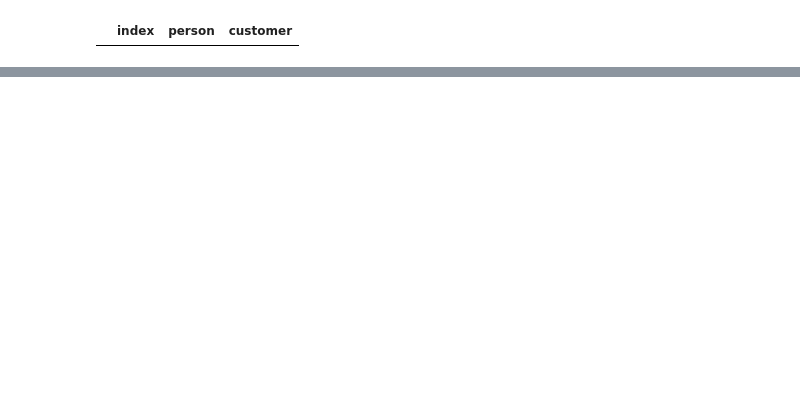
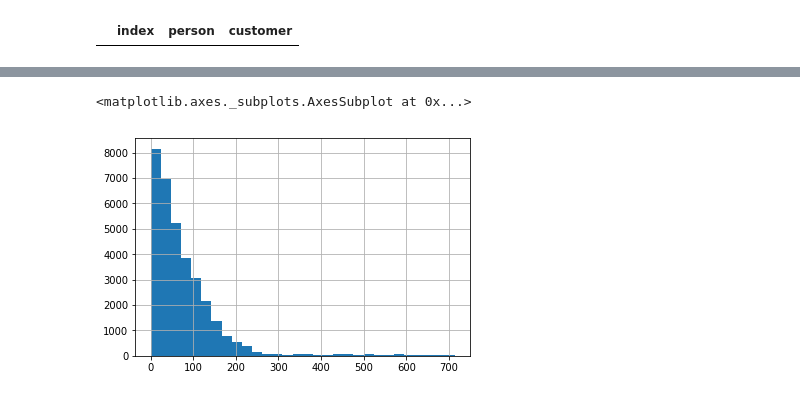
Before and after one commit to yanjiabai/Starbucks-Offer-Evaluation, a Jupyter notebook: Starbucks_Capstone_notebook.ipynb, the cells around one changed output, grey strips where cells are left out. Cells and saved outputs as stored; diff of their text form; code cells hidden in the pictures; blank space fills up the shorter version.

```diff
--- a/Starbucks_Capstone_notebook.ipynb
+++ b/Starbucks_Capstone_notebook.ipynb
@@ -230,0 +276,3 @@ Now I have a nice dataframe storing all the offers received by customers, whethe
+# %%
+# convert to datetime
+profile['became_member_on'] = pd.to_datetime(profile['became_member_on'].astype(str), format='%Y%m%d')
@@ -230,0 +294,6 @@ Now I have a nice dataframe storing all the offers received by customers, whethe
+# %%
+profile['gender'].fillna('O', inplace=True)
+profile['income'].fillna(profile['income'].mean(), inplace=True)
+profile = profile.join(pd.get_dummies(profile['gender'].apply(pd.Series).stack()).sum(level=0))
+profile = profile.drop(['gender'], axis=1)
+profile.head()
@@ -230,0 +309,7 @@ Now I have a nice dataframe storing all the offers received by customers, whethe
+# %%
+portfolio = portfolio.rename(columns={'id':'offer_id'})
+profile = profile.rename(columns={'id':'customer'})
+df = pd.merge(offers, portfolio, on=['offer_id'])
+df = pd.merge(df, profile, on=['customer'])
+print(df.shape)
+df.head()
@@ -230,0 +325,8 @@ Now I have a nice dataframe storing all the offers received by customers, whethe
+# %%
+df_completed  = df[df['offer_completed']==1]
+time_diff = df_completed['time_completed'] - df_completed['time_received']
+# %%
+time_diff.hist(bins=30)
+# %% [output]
+<matplotlib.axes._subplots.AxesSubplot at 0x...>
+[figure, added]
```
Also changed, not shown: parts of 21 cells of this notebook.
